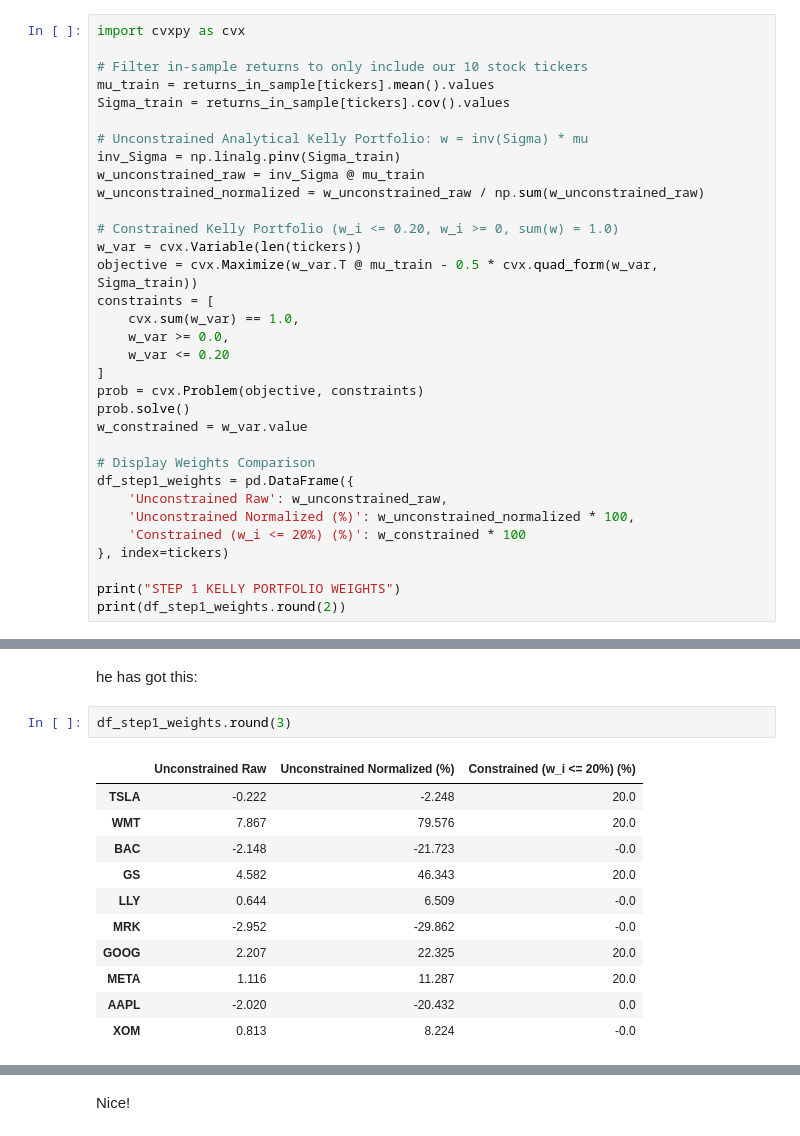
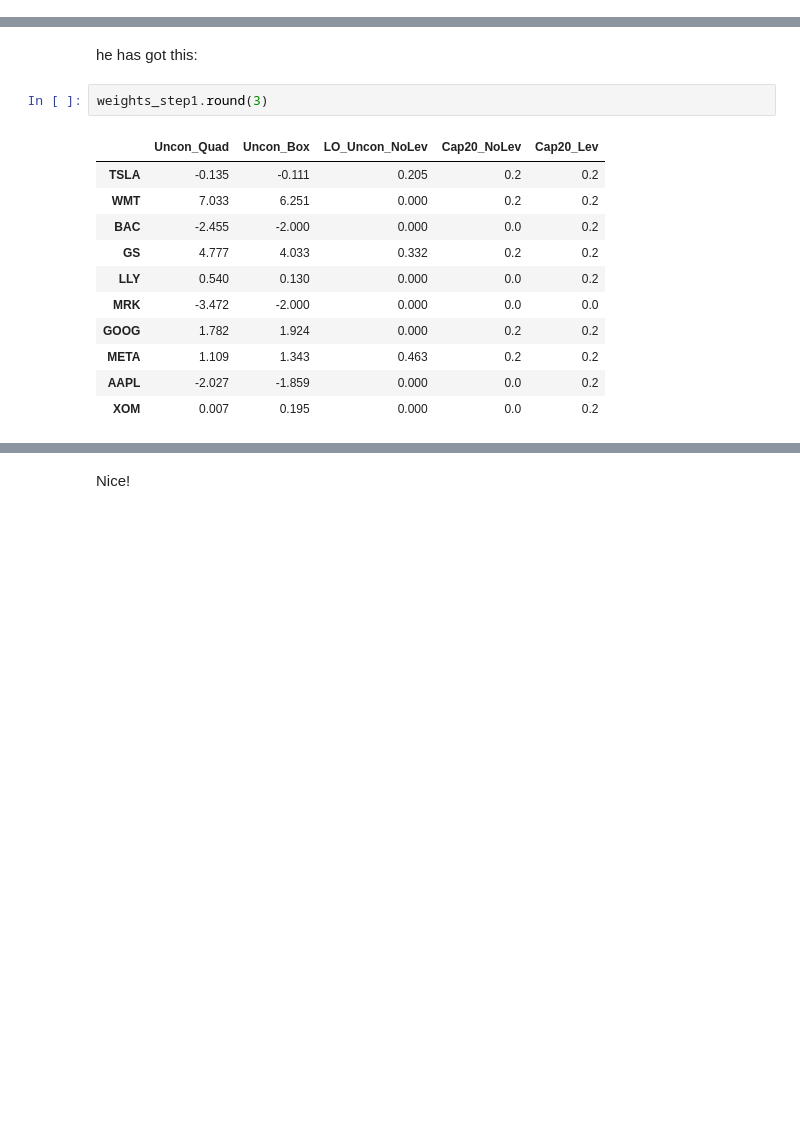
Before and after one commit to George7531/Portfolio_Management, a Jupyter notebook: Group_19296_MScFE_652_Portfolio_Management_Project_2.ipynb, the cells around one changed output, grey strips where cells are left out. Saved outputs shown, nothing was run; the diff lists cells and outputs as text; blank space fills up the shorter version.

Commit message:
step 6 completed till part F

```diff
--- a/Group_19296_MScFE_652_Portfolio_Management_Project_2.ipynb
+++ b/Group_19296_MScFE_652_Portfolio_Management_Project_2.ipynb
@@ -148,36 +153,3 @@ print("Standard evaluate_portfolio function registered.")
 Standard evaluate_portfolio function registered.
 # %% [markdown]
 # Step 1: Optimal Kelly Portfolio & Constrained Optimization
-# %%
-import cvxpy as cvx
-
-# Filter in-sample returns to only include our 10 stock tickers
-mu_train = returns_in_sample[tickers].mean().values
-Sigma_train = returns_in_sample[tickers].cov().values
-
-# Unconstrained Analytical Kelly Portfolio: w = inv(Sigma) * mu
-inv_Sigma = np.linalg.pinv(Sigma_train)
-w_unconstrained_raw = inv_Sigma @ mu_train
-w_unconstrained_normalized = w_unconstrained_raw / np.sum(w_unconstrained_raw)
-
-# Constrained Kelly Portfolio (w_i <= 0.20, w_i >= 0, sum(w) = 1.0)
-w_var = cvx.Variable(len(tickers))
-objective = cvx.Maximize(w_var.T @ mu_train - 0.5 * cvx.quad_form(w_var, Sigma_train))
-constraints = [
-    cvx.sum(w_var) == 1.0,
-    w_var >= 0.0,
-    w_var <= 0.20
-]
-prob = cvx.Problem(objective, constraints)
-prob.solve()
-w_constrained = w_var.value
-
-# Display Weights Comparison
-df_step1_weights = pd.DataFrame({
-    'Unconstrained Raw': w_unconstrained_raw,
-    'Unconstrained Normalized (%)': w_unconstrained_normalized * 100,
-    'Constrained (w_i <= 20%) (%)': w_constrained * 100
-}, index=tickers)
-
-print("STEP 1 KELLY PORTFOLIO WEIGHTS")
-print(df_step1_weights.round(2))
@@ -1449,17 +1412,17 @@ Now I have look at Duy's kelly portfolio and take the weight vector he'd calcula
 # %% [markdown]
 he has got this:
 # %%
-df_step1_weights.round(3)
+weights_step1.round(3)
 # %% [output]
-|  | Unconstrained Raw | Unconstrained Normalized (%) | Constrained (w_i <= 20%) (%) |
-| TSLA | -0.222 | -2.248 | 20.0 |
-| WMT | 7.867 | 79.576 | 20.0 |
-| BAC | -2.148 | -21.723 | -0.0 |
-| GS | 4.582 | 46.343 | 20.0 |
-| LLY | 0.644 | 6.509 | -0.0 |
-| MRK | -2.952 | -29.862 | -0.0 |
-| GOOG | 2.207 | 22.325 | 20.0 |
-| META | 1.116 | 11.287 | 20.0 |
-| AAPL | -2.020 | -20.432 | 0.0 |
-| XOM | 0.813 | 8.224 | -0.0 |
+|  | Uncon_Quad | Uncon_Box | LO_Uncon_NoLev | Cap20_NoLev | Cap20_Lev |
+| TSLA | -0.135 | -0.111 | 0.205 | 0.2 | 0.2 |
+| WMT | 7.033 | 6.251 | 0.000 | 0.2 | 0.2 |
+| BAC | -2.455 | -2.000 | 0.000 | 0.0 | 0.2 |
+| GS | 4.777 | 4.033 | 0.332 | 0.2 | 0.2 |
+| LLY | 0.540 | 0.130 | 0.000 | 0.0 | 0.2 |
+| MRK | -3.472 | -2.000 | 0.000 | 0.0 | 0.0 |
+| GOOG | 1.782 | 1.924 | 0.000 | 0.2 | 0.2 |
+| META | 1.109 | 1.343 | 0.463 | 0.2 | 0.2 |
+| AAPL | -2.027 | -1.859 | 0.000 | 0.0 | 0.2 |
+| XOM | 0.007 | 0.195 | 0.000 | 0.0 | 0.2 |
 # %% [markdown]
```
Also changed, not shown: parts of 21 cells of this notebook.
